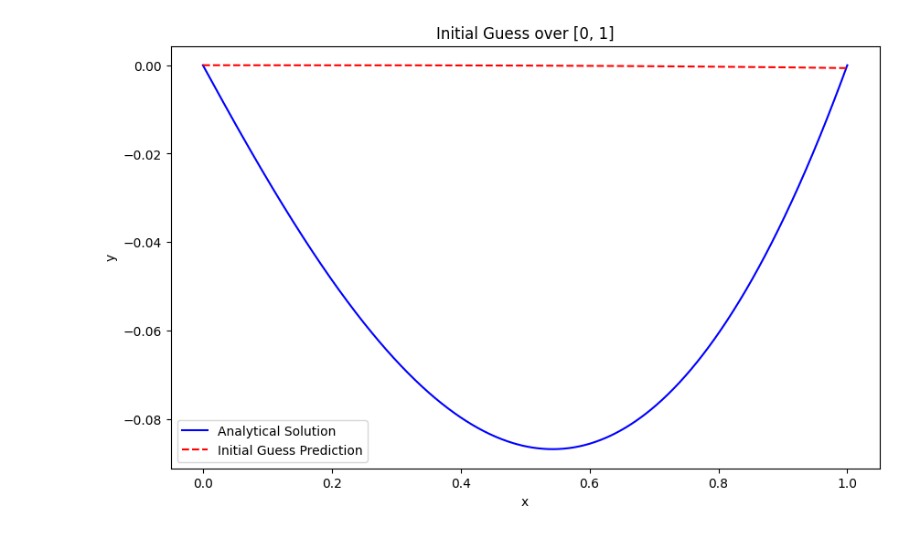
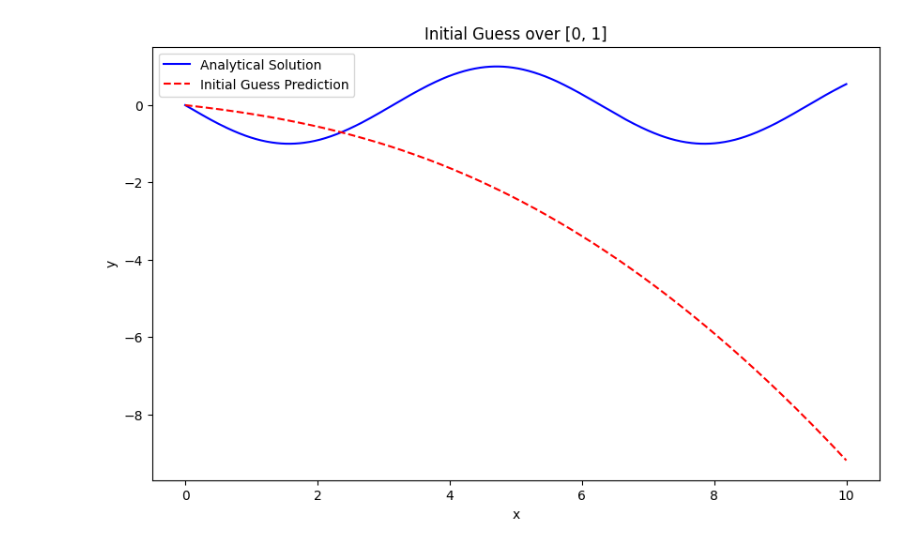
Before and after one commit to Mackay-Fisher/research-neural-net, a Jupyter notebook: xODE.ipynb, the cells around one changed output. Cells and saved outputs as stored; diff of their text form; code cells hidden in the pictures.

```diff
--- a/xODE.ipynb
+++ b/xODE.ipynb
@@ -52,21 +85,21 @@ model = ODENet_Shallow()
 # %%
 #initial guess
 
 test_n = 1000
-x_test = np.linspace(0, 1, test_n).reshape(-1, 1)
-y_true = sqrt_true_y(x_test)
+x_test = np.linspace(0, 10, test_n).reshape(-1, 1)
+y_true = sin_true_y(x_test)
 y_pred = model(x_test)
 
 plt.figure(figsize=(10, 6))
 plt.plot(x_test, y_true, label='Analytical Solution', color='blue')
 plt.plot(x_test, y_pred, label='Initial Guess Prediction', color='red', linestyle='--')
 plt.xlabel('x')
 plt.ylabel('y')
 plt.legend()
 plt.title('Initial Guess over [0, 1]')
 plt.show()
 # %% [output]
-[figure, old version]
+[figure, new version]
 # %%
 # differential equation
 # y'' = x, y(0) = 0, y(1) = 0
```
Also changed, not shown: parts of 14 cells of this notebook, 1 other file.
